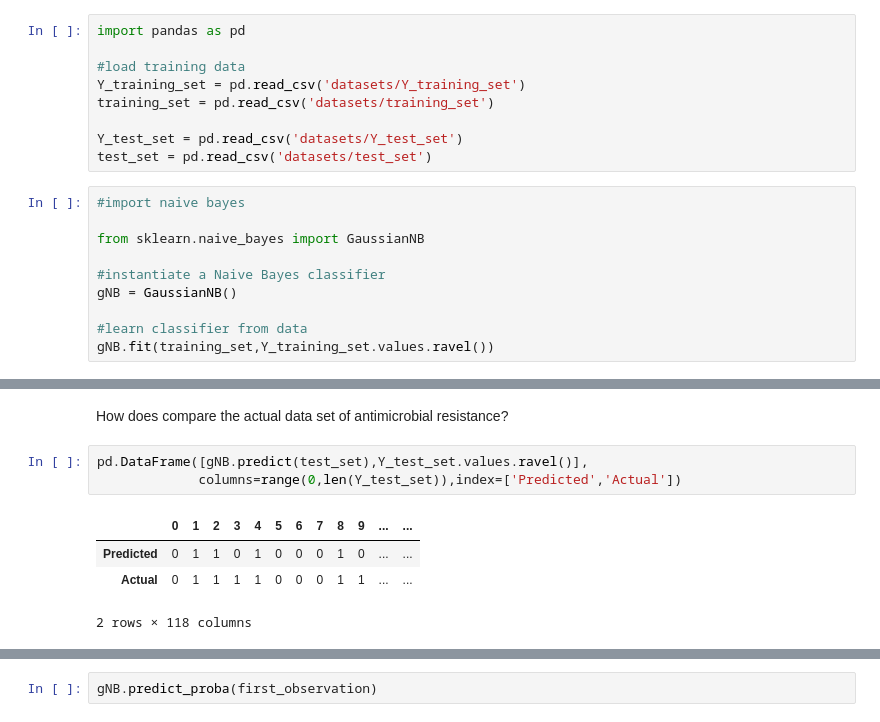
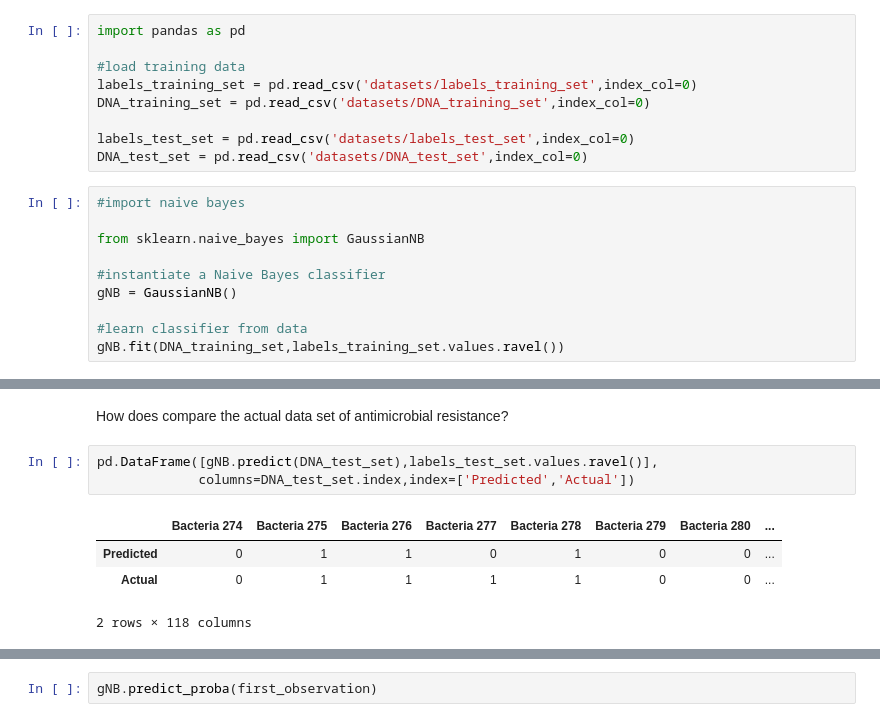
Before and after one commit to aarcher07/Predictive-Modeling-with-scikit-learn, a Jupyter notebook: 03_Model_Evaluation_ScikitLearn_with_Naive_Bayes_Classifier.ipynb, the cells around one changed output, grey strips where cells are left out. Cells and saved outputs as stored; diff of their text form.

```diff
--- a/03_Model_Evaluation_ScikitLearn_with_Naive_Bayes_Classifier.ipynb
+++ b/03_Model_Evaluation_ScikitLearn_with_Naive_Bayes_Classifier.ipynb
@@ -32,11 +32,11 @@ Before, we use a Gaussian Naive Bayes algorithm to learn classifier of antibotic
 import pandas as pd
 
 #load training data
-Y_training_set = pd.read_csv('datasets/Y_training_set')
-training_set = pd.read_csv('datasets/training_set')
+labels_training_set = pd.read_csv('datasets/labels_training_set',index_col=0)
+DNA_training_set = pd.read_csv('datasets/DNA_training_set',index_col=0)
 
-Y_test_set = pd.read_csv('datasets/Y_test_set')
-test_set = pd.read_csv('datasets/test_set')
+labels_test_set = pd.read_csv('datasets/labels_test_set',index_col=0)
+DNA_test_set = pd.read_csv('datasets/DNA_test_set',index_col=0)
 # %%
 #import naive bayes
 
@@ -46,7 +46,7 @@ from sklearn.naive_bayes import GaussianNB
 gNB = GaussianNB()
 
 #learn classifier from data
-gNB.fit(training_set,Y_training_set.values.ravel())
+gNB.fit(DNA_training_set,labels_training_set.values.ravel())
 # %% [output]
 GaussianNB(priors=None)
 # %% [markdown]
@@ -148,12 +148,12 @@ array([0, 1, 1, 0, 1, 0, 0, 0, 1, 0, 1, 1, 1, 1, 0, 0, 1, 1, 0, 1, 0, 1,
 # %% [markdown]
 How does compare the actual data set of antimicrobial resistance?
 # %%
-pd.DataFrame([gNB.predict(test_set),Y_test_set.values.ravel()],
-             columns=range(0,len(Y_test_set)),index=['Predicted','Actual'])
+pd.DataFrame([gNB.predict(DNA_test_set),labels_test_set.values.ravel()],
+             columns=DNA_test_set.index,index=['Predicted','Actual'])
 # %% [output]
-|  | 0 | 1 | 2 | 3 | 4 | 5 | 6 | 7 | 8 | 9 | ... | ... |
-| Predicted | 0 | 1 | 1 | 0 | 1 | 0 | 0 | 0 | 1 | 0 | ... | ... |
-| Actual | 0 | 1 | 1 | 1 | 1 | 0 | 0 | 0 | 1 | 1 | ... | ... |
+|  | Bacteria 274 | Bacteria 275 | Bacteria 276 | Bacteria 277 | Bacteria 278 | Bacteria 279 | Bacteria 280 | ... |
+| Predicted | 0 | 1 | 1 | 0 | 1 | 0 | 0 | ... |
+| Actual | 0 | 1 | 1 | 1 | 1 | 0 | 0 | ... |
 2 rows × 118 columns
 # %% [markdown]
 ## 3.C Predict Probabilities
```
Also changed, not shown: parts of 18 cells of this notebook, 25 other files.
